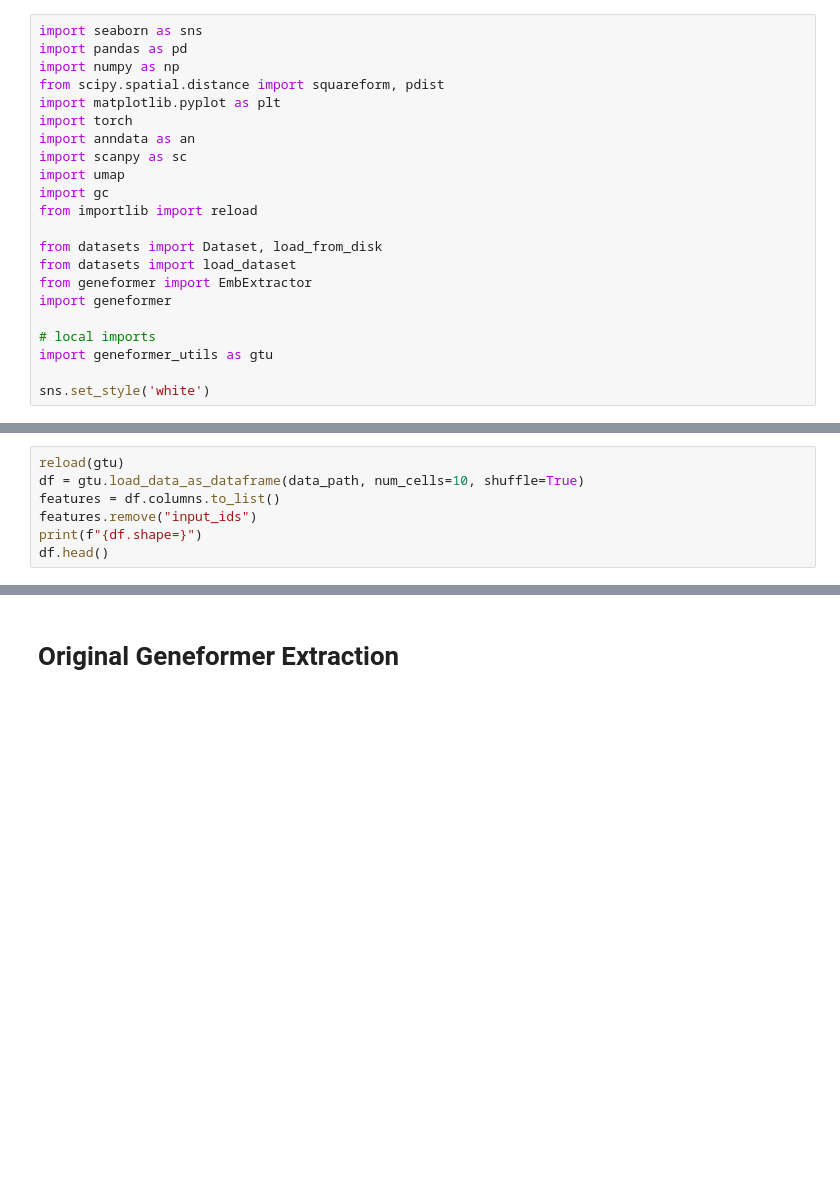
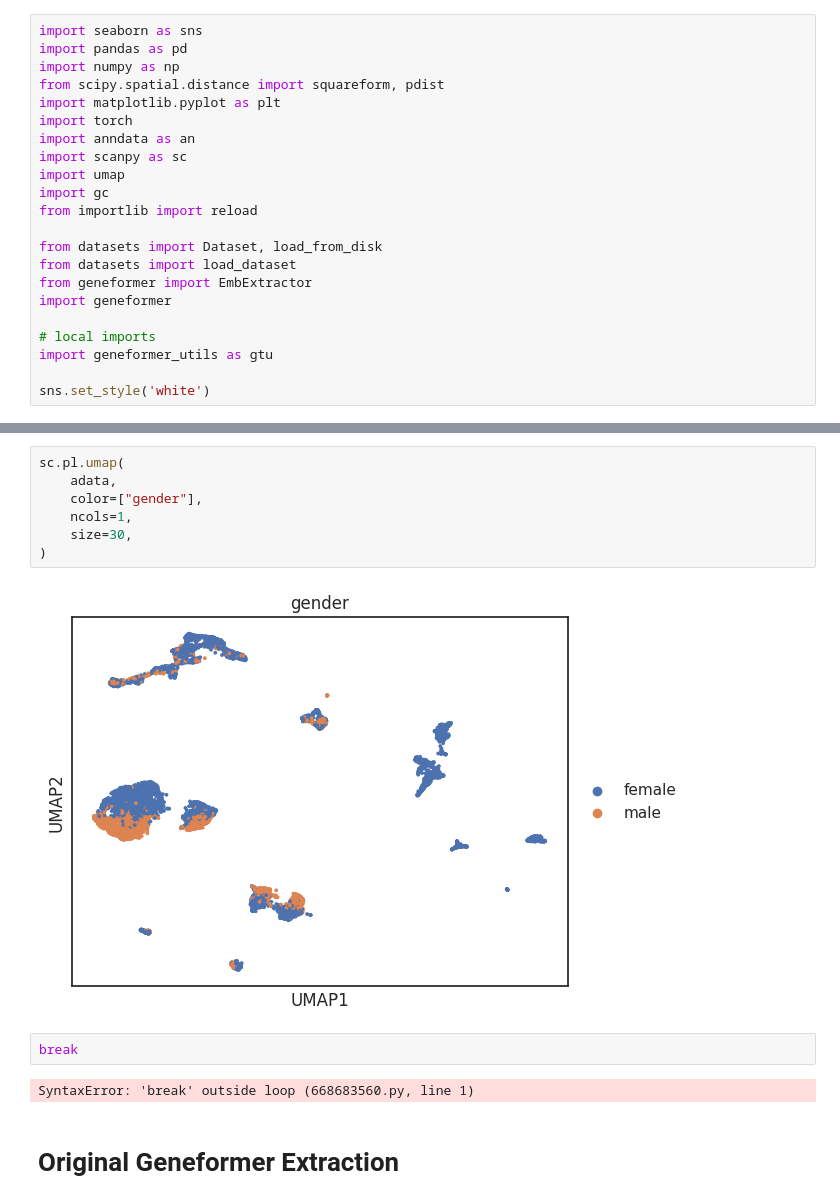
Before and after one commit to CooperStansbury/geneformer_dev, a Jupyter notebook: notebooks/tabula_sapiens.ipynb, the cells around one changed output, grey strips where cells are left out. Saved outputs shown, nothing was run; the diff lists cells and outputs as text; blank space fills up the shorter version.

```diff
--- a/notebooks/tabula_sapiens.ipynb
+++ b/notebooks/tabula_sapiens.ipynb
@@ -31,7 +22,0 @@ outpath = "/scratch/indikar_root/indikar1/cstansbu/geneformer"
-# %%
-reload(gtu)
-df = gtu.load_data_as_dataframe(data_path, num_cells=10, shuffle=True)
-features = df.columns.to_list()
-features.remove("input_ids")
-print(f"{df.shape=}")
-df.head()
@@ -50,3 +94,16 @@ break
+# %%
+sc.pl.umap(
+    adata,
+    color=["gender"],
+    ncols=1,
+    size=30,
+)
+# %% [output]
+[figure, added]
+# %%
+break
+# %% [output]
+SyntaxError: 'break' outside loop (668683560.py, line 1)
 # %% [markdown]
 # Original Geneformer Extraction
 # %%
```
Also changed, not shown: parts of 20 cells of this notebook, 1 other file.
